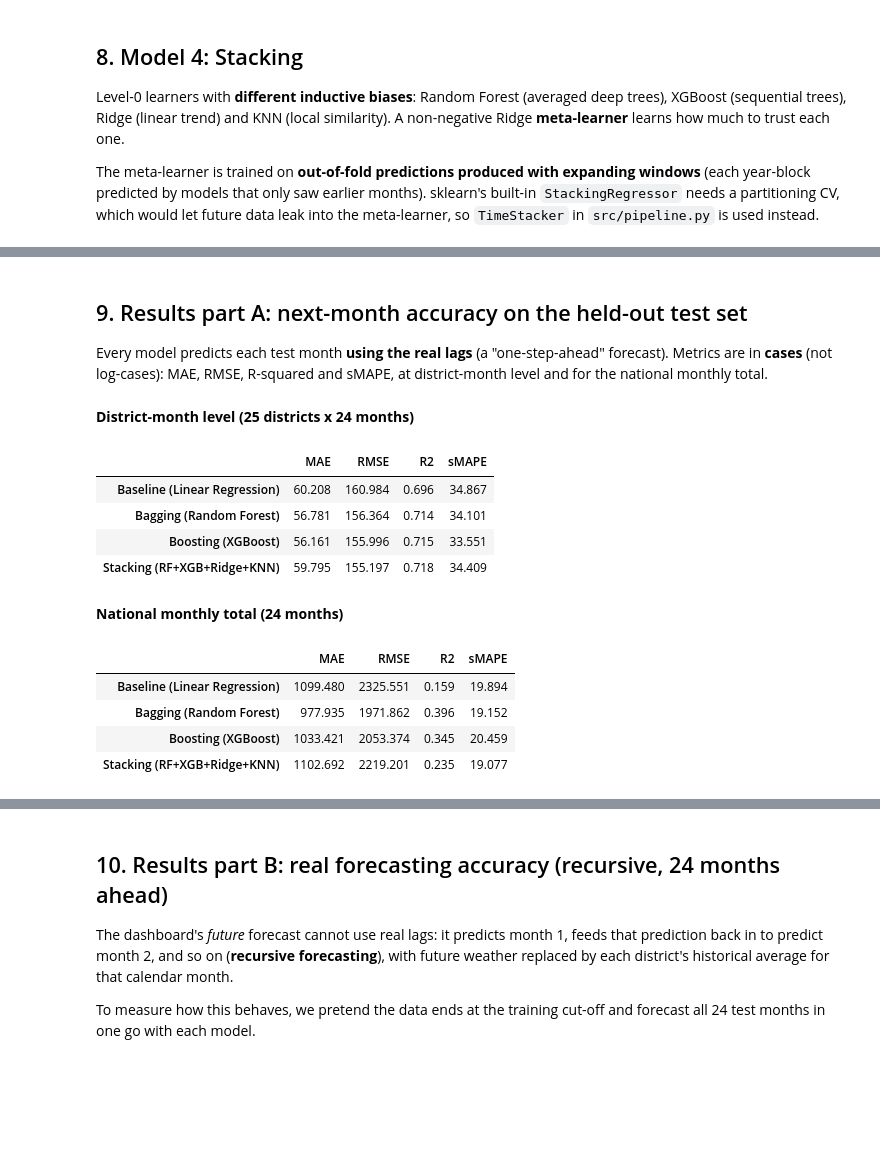
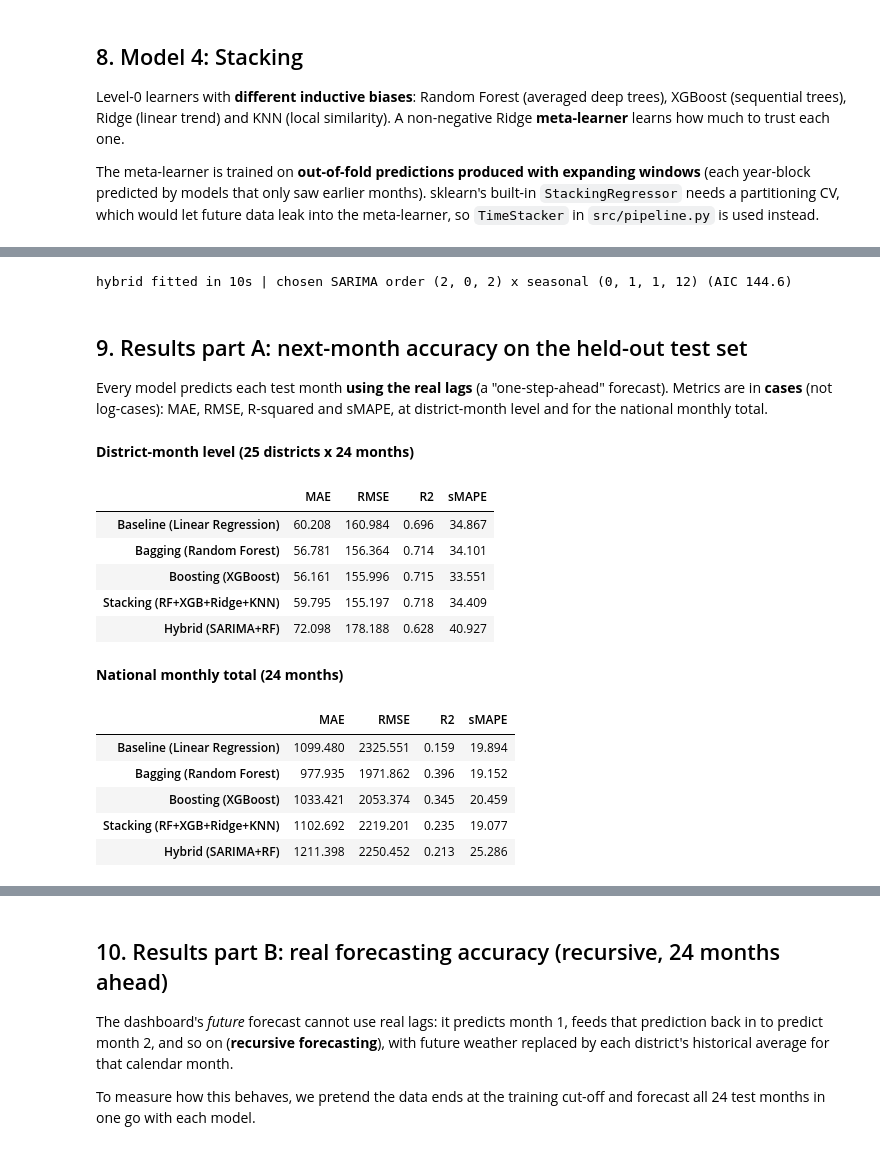
Before and after one commit to BhashithaSamarasinghe/dengue-ensemble-dashboard, a Jupyter notebook: notebooks/dengue_ensemble.ipynb, the cells around one changed output, grey strips where cells are left out. Drawn from its saved outputs; the diff is of its cells as text; code cells hidden in the pictures; blank space fills up the shorter version.

```diff
--- a/notebooks/dengue_ensemble.ipynb
+++ b/notebooks/dengue_ensemble.ipynb
@@ -242,37 +251,51 @@ meta-learner weights: {'rf': np.float64(0.2246), 'xgb': np.float64(0.0187), 'rid
+# %%
+nat_full = np.log1p(panel.groupby("month_start")["cases"].sum())          # national series, log scale
+hybrid_rf = RandomForestRegressor(n_jobs=-1, random_state=SEED, **rf_search.best_params_)
+t0 = time.time()
+hybrid = P.SarimaRFHybrid(rf=hybrid_rf).fit(Xtr, ytr, dates=train["month_start"], nat_full=nat_full, train_end=cutoff)
+print(f"hybrid fitted in {time.time()-t0:.0f}s | chosen SARIMA order {hybrid.order_} x seasonal {hybrid.sorder_} (AIC {hybrid.aic_:.1f})")
+# %% [output]
+hybrid fitted in 10s | chosen SARIMA order (2, 0, 2) x seasonal (0, 1, 1, 12) (AIC 144.6)
 # %% [markdown]
 ## 9. Results part A: next-month accuracy on the held-out test set
 Every model predicts each test month **using the real lags** (a "one-step-ahead" forecast). Metrics are in **cases** (not log-cases): MAE, RMSE, R-squared and sMAPE, at district-month level and for the national monthly total.
 # %%
-models = {"baseline": baseline, "rf": rf, "xgb": xgb, "stack": stack}
+models = {"baseline": baseline, "rf": rf, "xgb": xgb, "stack": stack, "hybrid": hybrid}
 LABEL = {"baseline": "Baseline (Linear Regression)", "rf": "Bagging (Random Forest)",
-         "xgb": "Boosting (XGBoost)", "stack": "Stacking (RF+XGB+Ridge+KNN)"}
+         "xgb": "Boosting (XGBoost)", "stack": "Stacking (RF+XGB+Ridge+KNN)",
+         "hybrid": "Hybrid (SARIMA+RF)"}
 
 def one_step(df, model):
+    if getattr(model, "needs_dates", False):            # hybrid: SARIMA needs the month of each row
+        model.use_onestep()
+        return P.to_cases(model.predict(df[P.FEATURES + ["month_start"]]))
     return P.to_cases(model.predict(df[P.FEATURES]))
 
 test_pred = {k: one_step(test, m) for k, m in models.items()}
 res_one = {}
 for k, p in test_pred.items():
     nat_a = test.groupby("month_start")["cases"].sum()
     nat_p = pd.Series(p, index=test.index).groupby(test["month_start"]).sum()
     res_one[k] = {"district": P.metrics(test["cases"], p), "national": P.metrics(nat_a, nat_p)}
 
 def table(res, level):
     return pd.DataFrame({LABEL[k]: v[level] for k, v in res.items()}).T.round(3)
 display(Markdown("**District-month level (25 districts x 24 months)**")); display(table(res_one, "district"))
 display(Markdown("**National monthly total (24 months)**")); display(table(res_one, "national"))
 # %% [output]
 **District-month level (25 districts x 24 months)**
 |  | MAE | RMSE | R2 | sMAPE |
 | Baseline (Linear Regression) | 60.208 | 160.984 | 0.696 | 34.867 |
 | Bagging (Random Forest) | 56.781 | 156.364 | 0.714 | 34.101 |
 | Boosting (XGBoost) | 56.161 | 155.996 | 0.715 | 33.551 |
 | Stacking (RF+XGB+Ridge+KNN) | 59.795 | 155.197 | 0.718 | 34.409 |
+| Hybrid (SARIMA+RF) | 72.098 | 178.188 | 0.628 | 40.927 |
 **National monthly total (24 months)**
 |  | MAE | RMSE | R2 | sMAPE |
 | Baseline (Linear Regression) | 1099.480 | 2325.551 | 0.159 | 19.894 |
 | Bagging (Random Forest) | 977.935 | 1971.862 | 0.396 | 19.152 |
 | Boosting (XGBoost) | 1033.421 | 2053.374 | 0.345 | 20.459 |
 | Stacking (RF+XGB+Ridge+KNN) | 1102.692 | 2219.201 | 0.235 | 19.077 |
+| Hybrid (SARIMA+RF) | 1211.398 | 2250.452 | 0.213 | 25.286 |
 # %%
 tab = table(res_one, "district")
```
Also changed, not shown: parts of 19 cells of this notebook, 10 other files.
